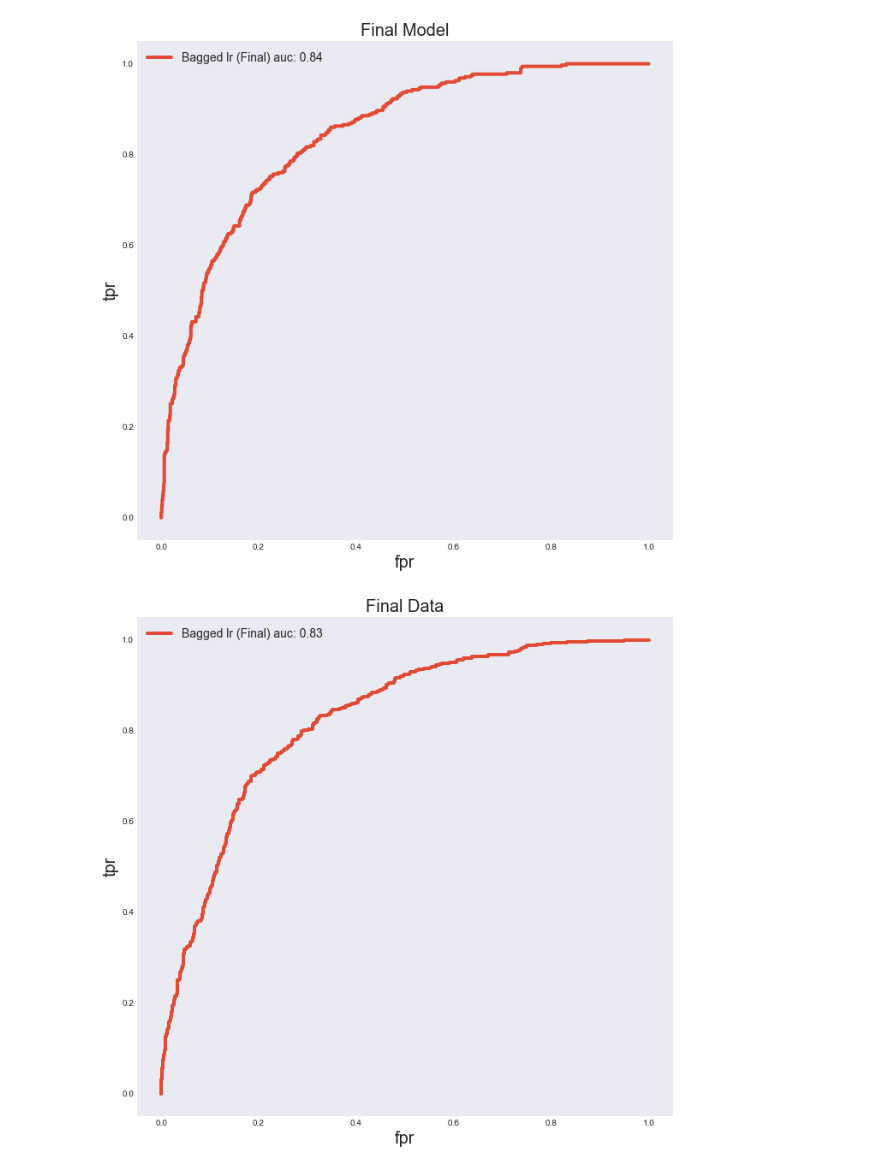
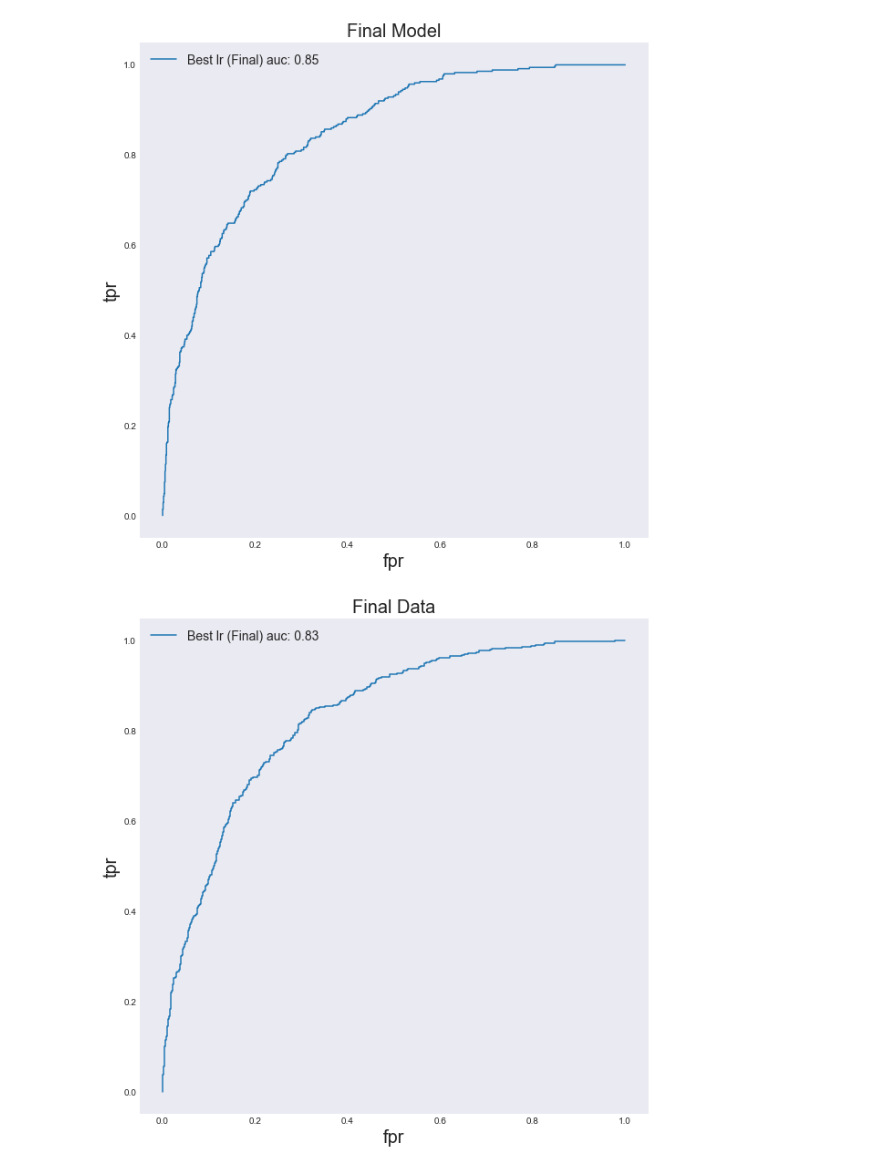
Before and after one commit to GriffinRiner/bsc-phase-three-project, a Jupyter notebook: notebooks/exploratory/Warren/roc_auc.ipynb, the cells around one changed output. Saved outputs shown, nothing was run; the diff lists cells and outputs as text; code cells hidden in the pictures.

```diff
--- a/notebooks/exploratory/Warren/roc_auc.ipynb
+++ b/notebooks/exploratory/Warren/roc_auc.ipynb
@@ -113,11 +117,12 @@ plot_auc(estimators,X_train_sc,y_train_enc,X_val_sc,y_val_enc,'All Models')
 # %%
-lr_bag = load('models/lr_bag.joblib')
-estimators = [('Bagged lr (Final)',lr_bag)]
+best_lr = load('models/best_lr.joblib')
+
+estimators = [('Best lr (Final)',best_lr)]
 
 plot_auc(estimators,X_train_sc,y_train_enc,X_val_sc,y_val_enc,'Final Model')
 # %% [output]
-[figure, old version]
+[figure, new version]
 # %%
 plot_auc(estimators,X_train_sc,y_train_enc,X_test_sc,y_test_enc,'Final Data')
 # %% [output]
-[figure, old version]
+[figure, new version]
```
Also changed, not shown: parts of 3 cells of this notebook, 12 other files.
